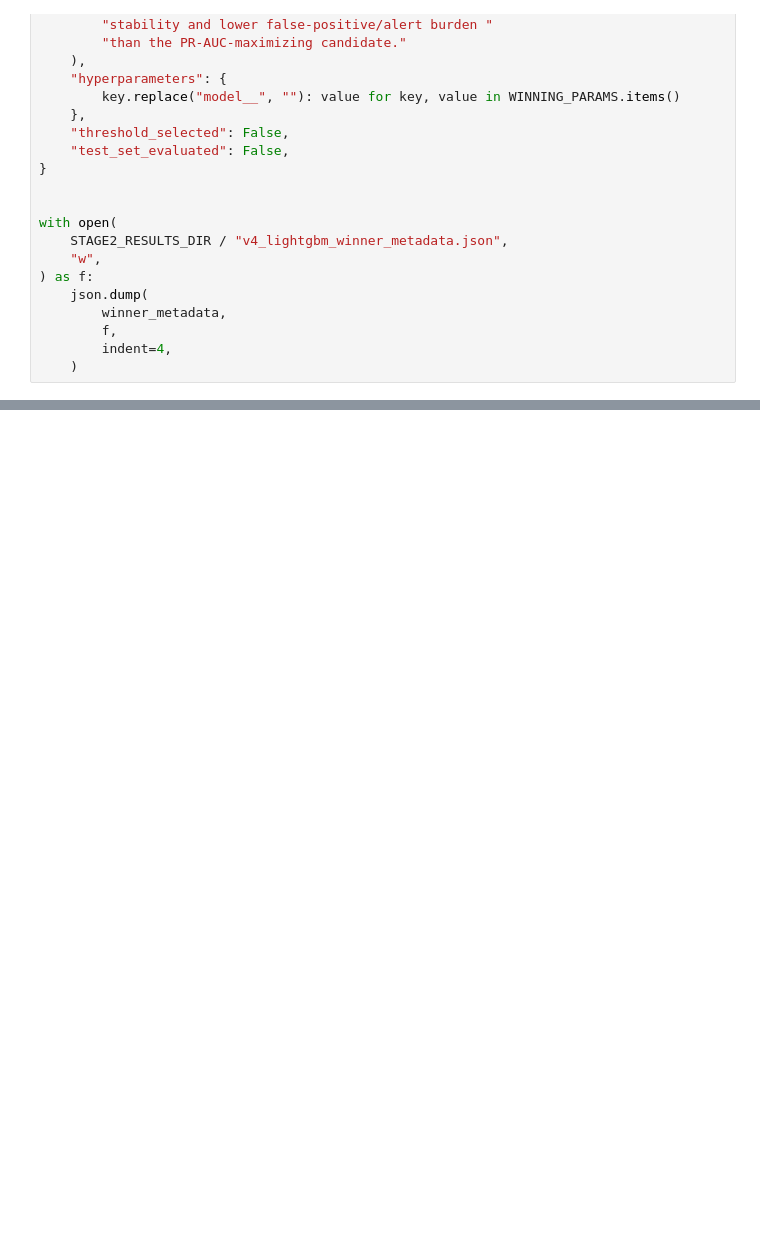
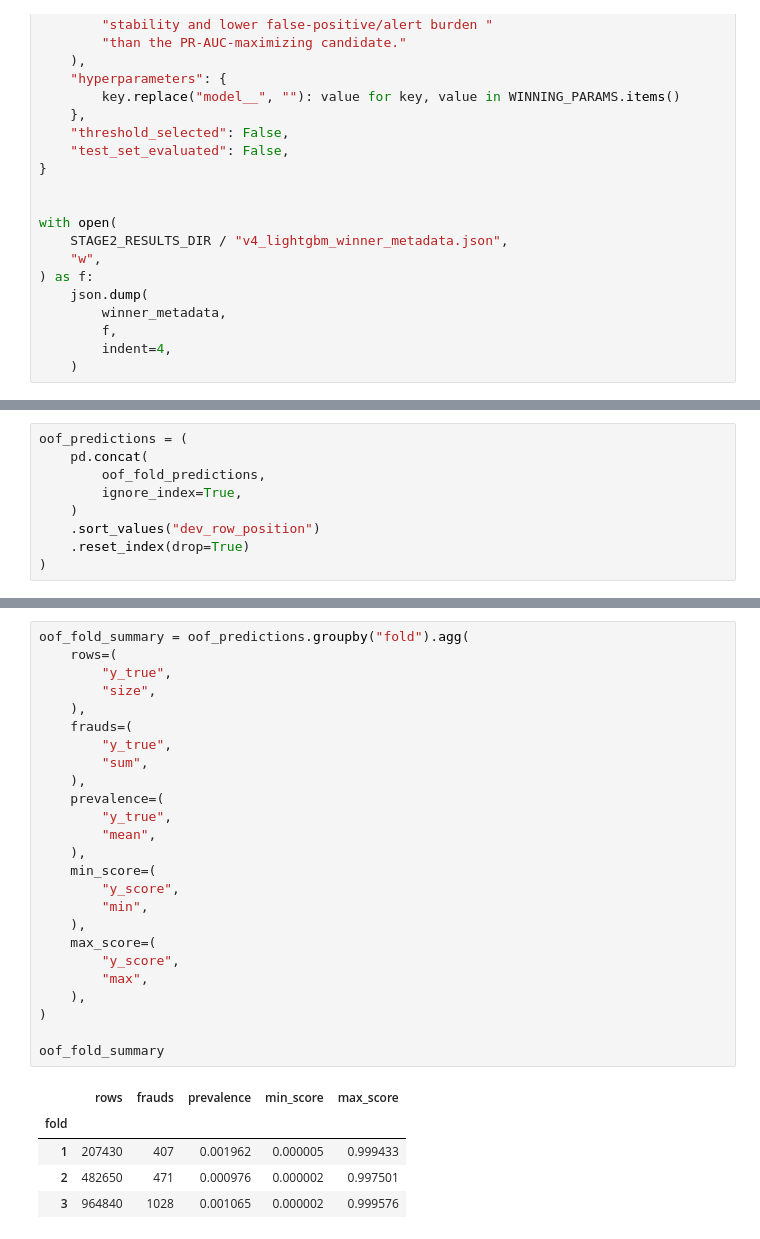
Before and after one commit to surabhi1914/Catch_Fraud, a Jupyter notebook: notebooks/06_lightbgm_finetuning.ipynb, the cells around one changed output, grey strips where cells are left out. Saved outputs shown, nothing was run; the diff lists cells and outputs as text; blank space fills up the shorter version.

```diff
--- a/notebooks/06_lightbgm_finetuning.ipynb
+++ b/notebooks/06_lightbgm_finetuning.ipynb
@@ -1800,0 +1954,9 @@ with open(
+# %%
+oof_predictions = (
+    pd.concat(
+        oof_fold_predictions,
+        ignore_index=True,
+    )
+    .sort_values("dev_row_position")
+    .reset_index(drop=True)
+)
@@ -1800,0 +1983,31 @@ with open(
+# %%
+oof_fold_summary = oof_predictions.groupby("fold").agg(
+    rows=(
+        "y_true",
+        "size",
+    ),
+    frauds=(
+        "y_true",
+        "sum",
+    ),
+    prevalence=(
+        "y_true",
+        "mean",
+    ),
+    min_score=(
+        "y_score",
+        "min",
+    ),
+    max_score=(
+        "y_score",
+        "max",
+    ),
+)
+
+oof_fold_summary
+# %% [output]
+|  | rows | frauds | prevalence | min_score | max_score |
+| fold |  |  |  |  |  |
+| 1 | 207430 | 407 | 0.001962 | 0.000005 | 0.999433 |
+| 2 | 482650 | 471 | 0.000976 | 0.000002 | 0.997501 |
+| 3 | 964840 | 1028 | 0.001065 | 0.000002 | 0.999576 |
```
Also changed, not shown: parts of 34 cells of this notebook, 1 other file.
